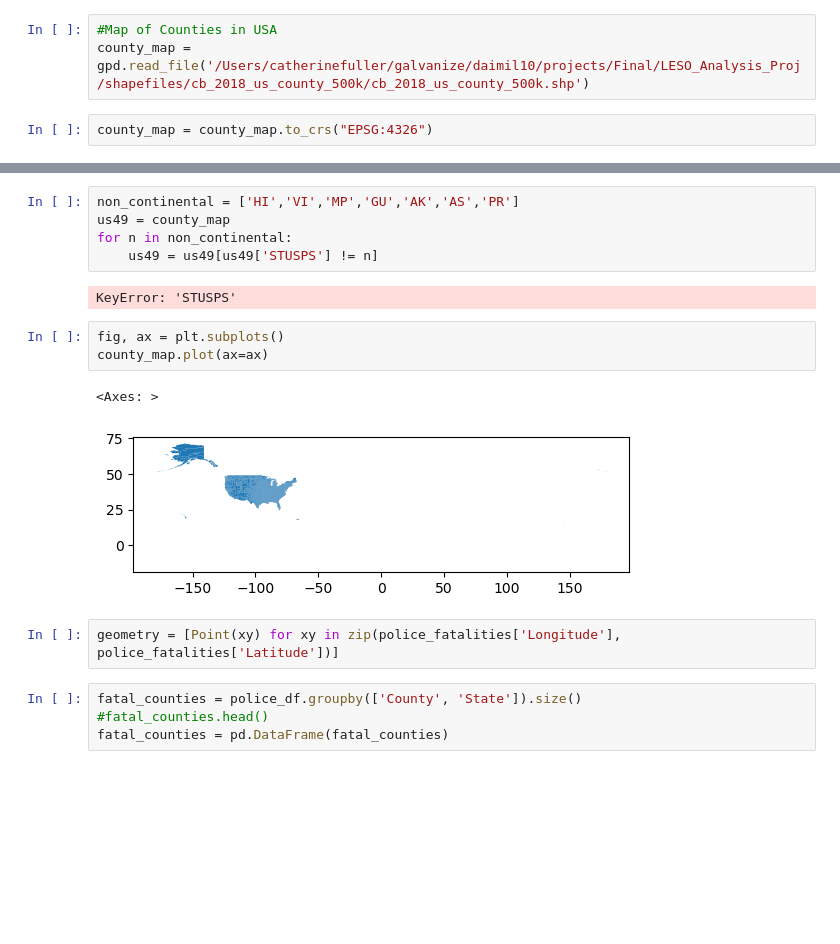
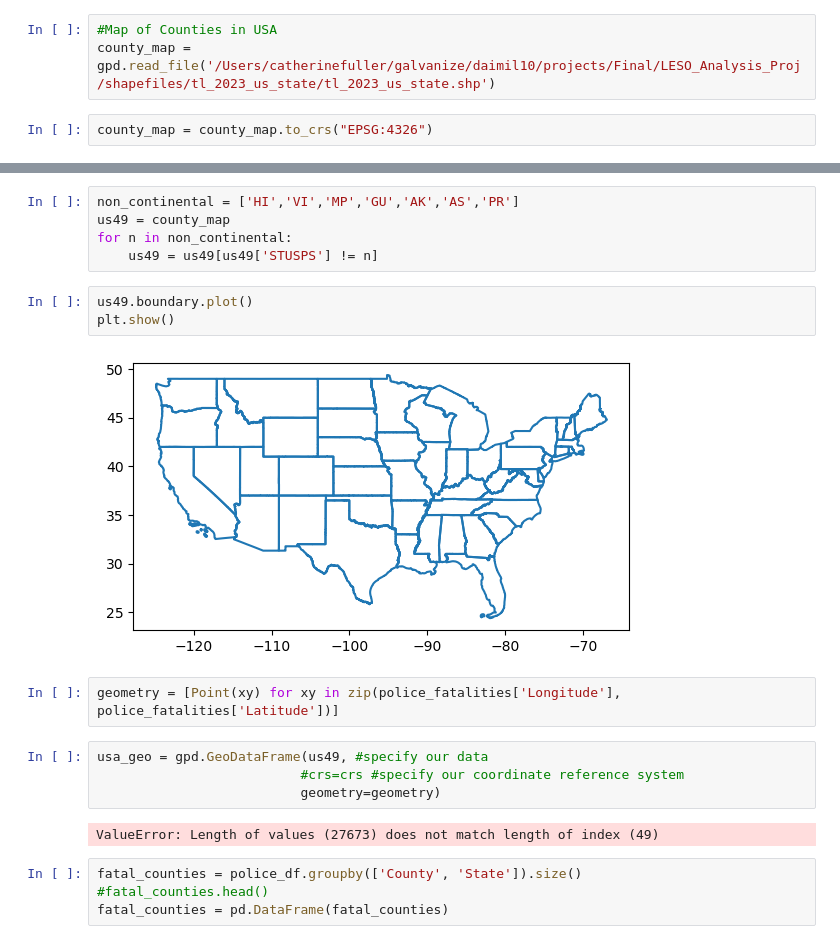
Before and after one commit to cat-mang/LESO_Analysis_Proj, a Jupyter notebook: notebooks/eda.ipynb, the cells around one changed output, grey strips where cells are left out. Saved outputs shown, nothing was run; the diff lists cells and outputs as text; blank space fills up the shorter version.

Commit message:
Police DF Graphing

```diff
--- a/notebooks/eda.ipynb
+++ b/notebooks/eda.ipynb
@@ -383,6 +371,6 @@ police_fatalities
 #Include Zip code and Latitude Longitude Data for Mapping
 # %%
 #Map of Counties in USA
-county_map = gpd.read_file('/Users/catherinefuller/galvanize/daimil10/projects/Final/LESO_Analysis_Proj/shapefiles/cb_2018_us_county_500k/cb_2018_us_county_500k.shp')
+county_map = gpd.read_file('/Users/catherinefuller/galvanize/daimil10/projects/Final/LESO_Analysis_Proj/shapefiles/tl_2023_us_state/tl_2023_us_state.shp')
 # %%
 county_map = county_map.to_crs("EPSG:4326")
@@ -400,16 +388,19 @@ non_continental = ['HI','VI','MP','GU','AK','AS','PR']
 us49 = county_map
 for n in non_continental:
     us49 = us49[us49['STUSPS'] != n]
-# %% [output]
-KeyError: 'STUSPS'
-# %%
-fig, ax = plt.subplots()
-county_map.plot(ax=ax)
-# %% [output]
-<Axes: >
-[figure, removed]
+# %%
+us49.boundary.plot()
+plt.show()
+# %% [output]
+[figure, added]
 # %%
 geometry = [Point(xy) for xy in zip(police_fatalities['Longitude'], police_fatalities['Latitude'])]
+# %%
+usa_geo = gpd.GeoDataFrame(us49, #specify our data
+                          #crs=crs #specify our coordinate reference system
+                          geometry=geometry)
+# %% [output]
+ValueError: Length of values (27673) does not match length of index (49)
 # %%
 fatal_counties = police_df.groupby(['County', 'State']).size()
 #fatal_counties.head()
```
Also changed, not shown: parts of 4 cells of this notebook, 12 other files.
